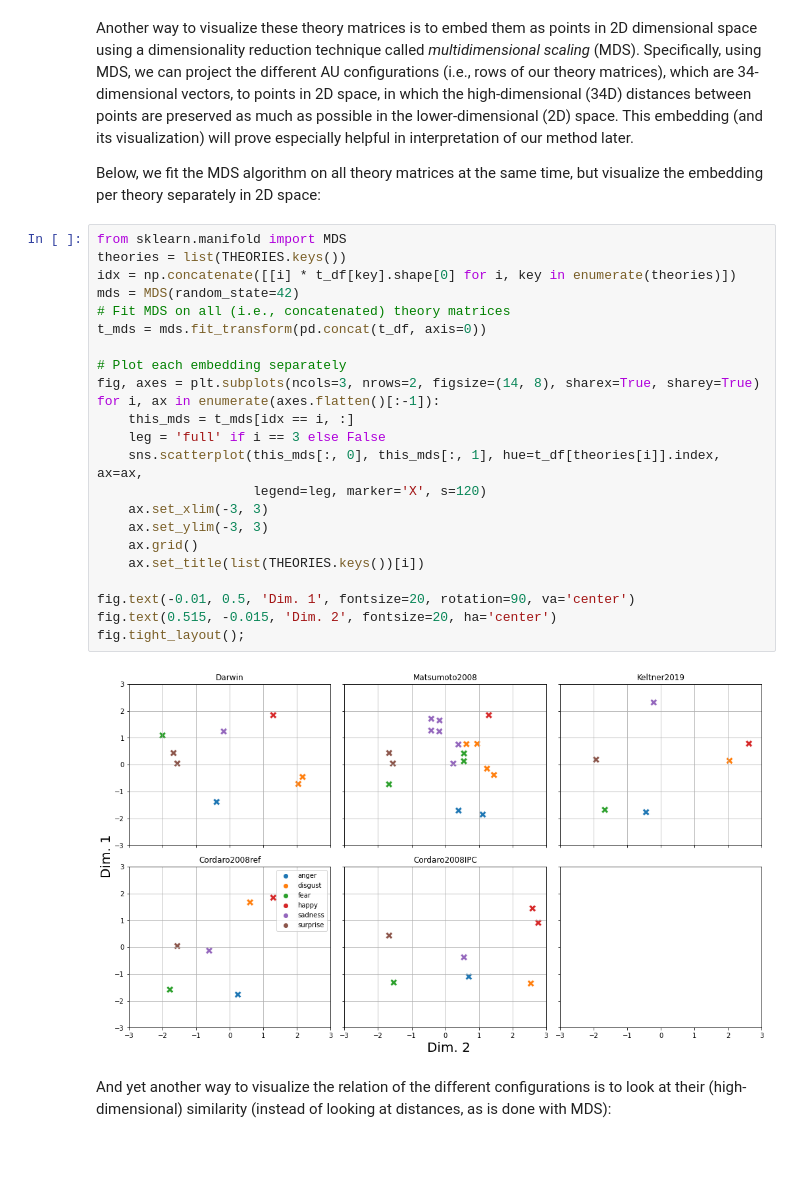
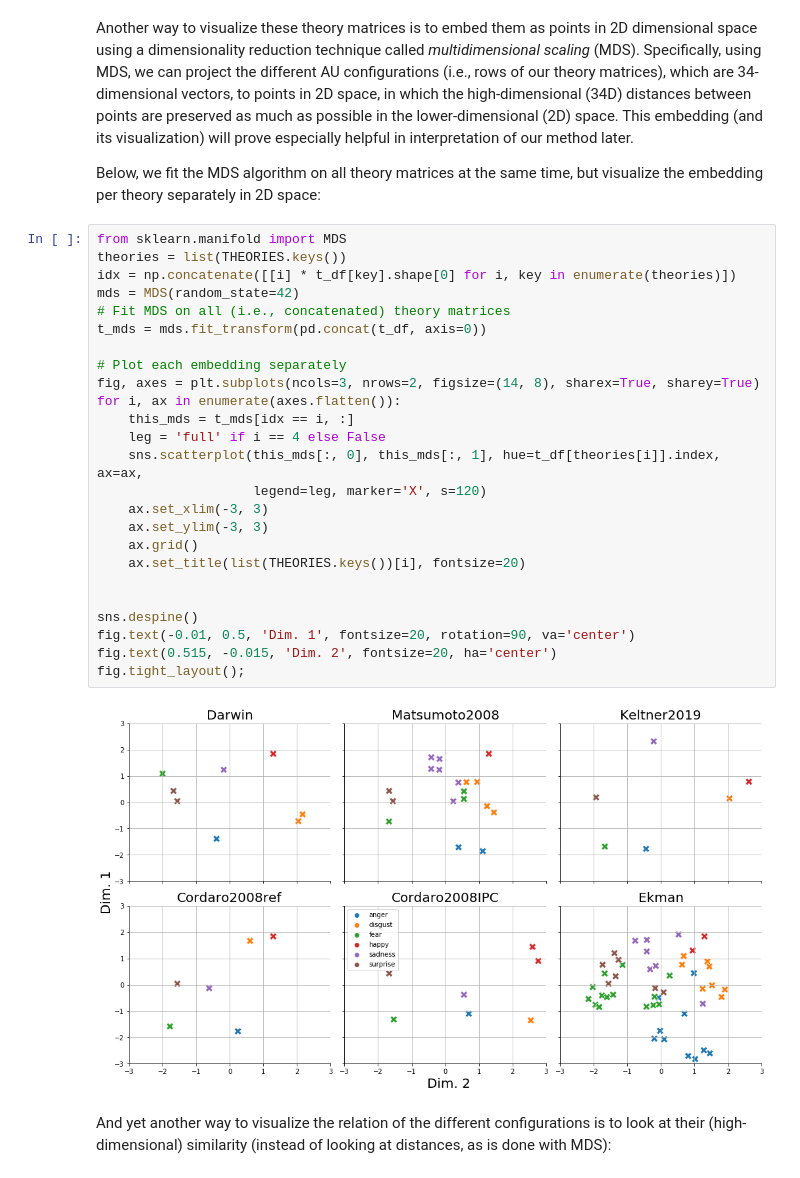
Before and after one commit to lukassnoek/hypothesis-kernel-analysis, a Jupyter notebook: notebooks/theory_kernel_analysis.ipynb, the cells around one changed output. Drawn from its saved outputs; the diff is of its cells as text.

```diff
--- a/notebooks/theory_kernel_analysis.ipynb
+++ b/notebooks/theory_kernel_analysis.ipynb
@@ -528,28 +528,30 @@ Below, we fit the MDS algorithm on all theory matrices at the same time, but vis
 # %%
 from sklearn.manifold import MDS
 theories = list(THEORIES.keys())
 idx = np.concatenate([[i] * t_df[key].shape[0] for i, key in enumerate(theories)])
 mds = MDS(random_state=42)
 # Fit MDS on all (i.e., concatenated) theory matrices
 t_mds = mds.fit_transform(pd.concat(t_df, axis=0))
 
 # Plot each embedding separately
 fig, axes = plt.subplots(ncols=3, nrows=2, figsize=(14, 8), sharex=True, sharey=True)
-for i, ax in enumerate(axes.flatten()[:-1]):
+for i, ax in enumerate(axes.flatten()):
     this_mds = t_mds[idx == i, :]
-    leg = 'full' if i == 3 else False
+    leg = 'full' if i == 4 else False
     sns.scatterplot(this_mds[:, 0], this_mds[:, 1], hue=t_df[theories[i]].index, ax=ax,
                     legend=leg, marker='X', s=120)
     ax.set_xlim(-3, 3)
     ax.set_ylim(-3, 3)
     ax.grid()
-    ax.set_title(list(THEORIES.keys())[i])
+    ax.set_title(list(THEORIES.keys())[i], fontsize=20)
 
+
+sns.despine()
 fig.text(-0.01, 0.5, 'Dim. 1', fontsize=20, rotation=90, va='center')
 fig.text(0.515, -0.015, 'Dim. 2', fontsize=20, ha='center')
 fig.tight_layout();
 # %% [output]
-[figure, old version]
+[figure, new version]
 # %% [markdown]
 And yet another way to visualize the relation of the different configurations is to look at their (high-dimensional) similarity (instead of looking at distances, as is done with MDS):
 # %%
```
Also changed, not shown: parts of 1 cell of this notebook, 20 other files.
